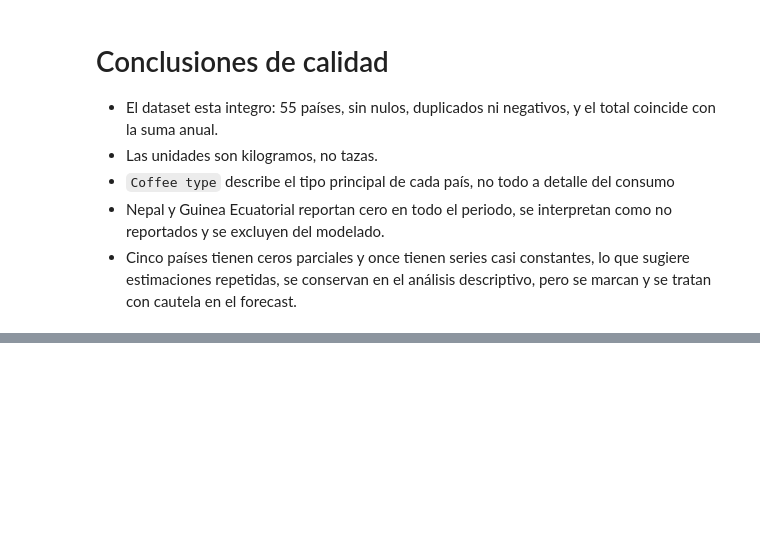
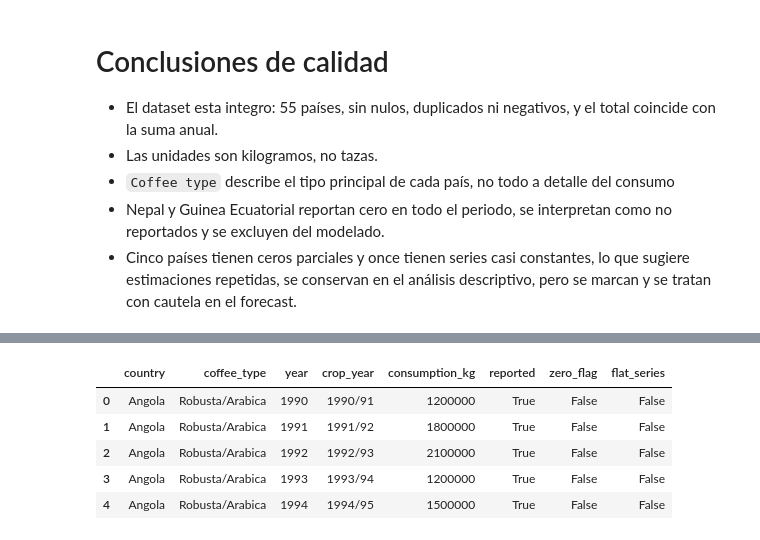
Before and after one commit to Nathmaury/Garden-Coffee, a Jupyter notebook: 01_notebook_eda/EDA_garden_coffee.ipynb, the cells around one changed output, grey strips where cells are left out. Drawn from its saved outputs; the diff is of its cells as text; code cells hidden in the pictures; blank space fills up the shorter version.

```diff
--- a/01_notebook_eda/EDA_garden_coffee.ipynb
+++ b/01_notebook_eda/EDA_garden_coffee.ipynb
@@ -127,0 +131,12 @@ planas.sort_values("valores_distintos")
+# %%
+df_long = df_raw.melt(
+    id_vars=["Country", "Coffee type"],
+    value_vars=year_cols,
+    var_name="crop_year",
+    value_name="consumption_kg",
+)
+df_long["year"] = df_long["crop_year"].str[:4].astype(int)
+df_long = df_long.rename(columns={"Country": "country", "Coffee type": "coffee_type"})
+
+print(df_long.shape)
+df_long.head()
@@ -127,0 +151,18 @@ planas.sort_values("valores_distintos")
+# %%
+paises_sin_reporte = df_raw.loc[zero_share == 100, "Country"].tolist()
+paises_planos = planas["Country"].tolist()
+
+df_long["reported"] = ~df_long["country"].isin(paises_sin_reporte)
+df_long["zero_flag"] = df_long["consumption_kg"].eq(0)
+df_long["flat_series"] = df_long["country"].isin(paises_planos)
+
+columnas = ["country", "coffee_type", "year", "crop_year", "consumption_kg", "reported", "zero_flag", "flat_series"]
+df_long = df_long[columnas].sort_values(["country", "year"]).reset_index(drop=True)
+df_long.head()
+# %% [output]
+|  | country | coffee_type | year | crop_year | consumption_kg | reported | zero_flag | flat_series |
+| 0 | Angola | Robusta/Arabica | 1990 | 1990/91 | 1200000 | True | False | False |
+| 1 | Angola | Robusta/Arabica | 1991 | 1991/92 | 1800000 | True | False | False |
+| 2 | Angola | Robusta/Arabica | 1992 | 1992/93 | 2100000 | True | False | False |
+| 3 | Angola | Robusta/Arabica | 1993 | 1993/94 | 1200000 | True | False | False |
+| 4 | Angola | Robusta/Arabica | 1994 | 1994/95 | 1500000 | True | False | False |
```
Also changed, not shown: parts of 5 cells of this notebook, 1 other file.
